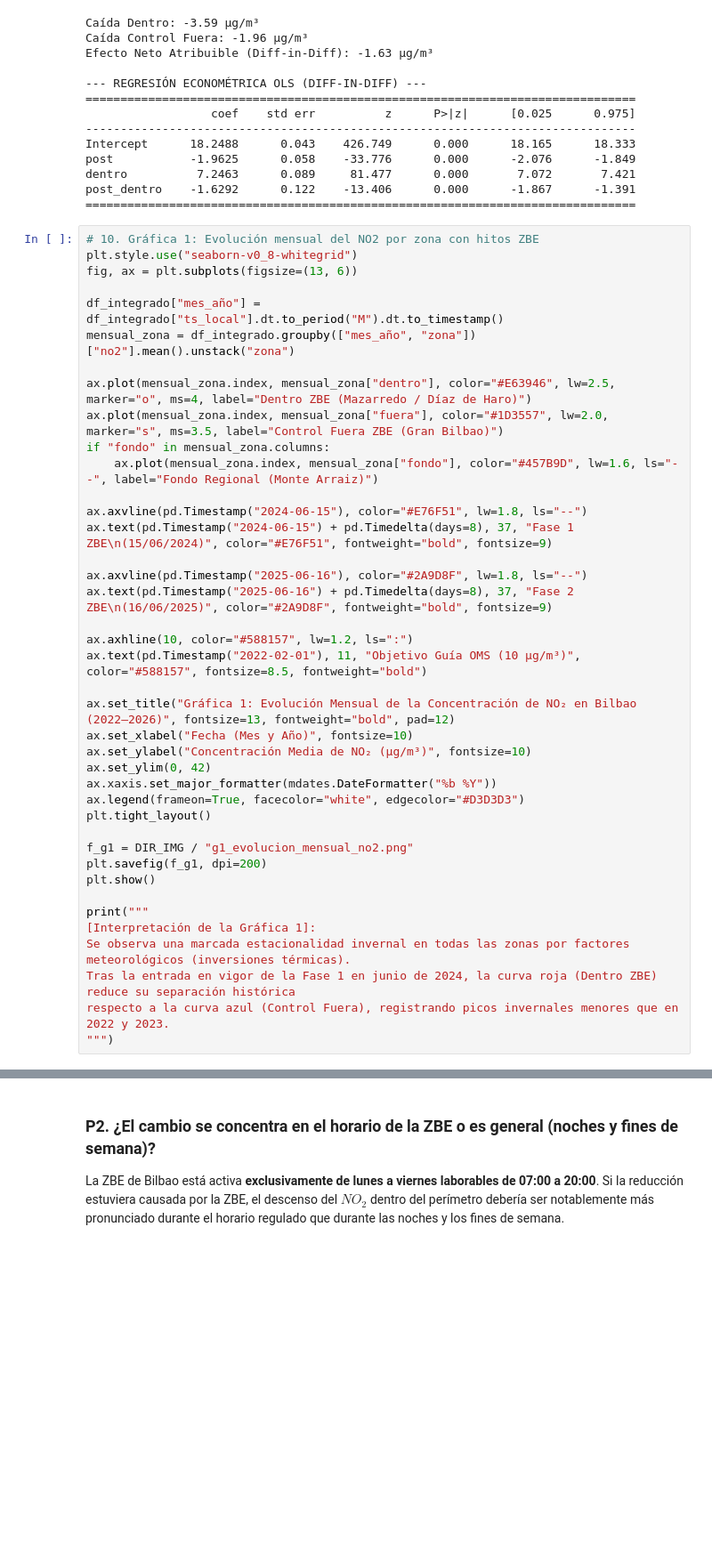
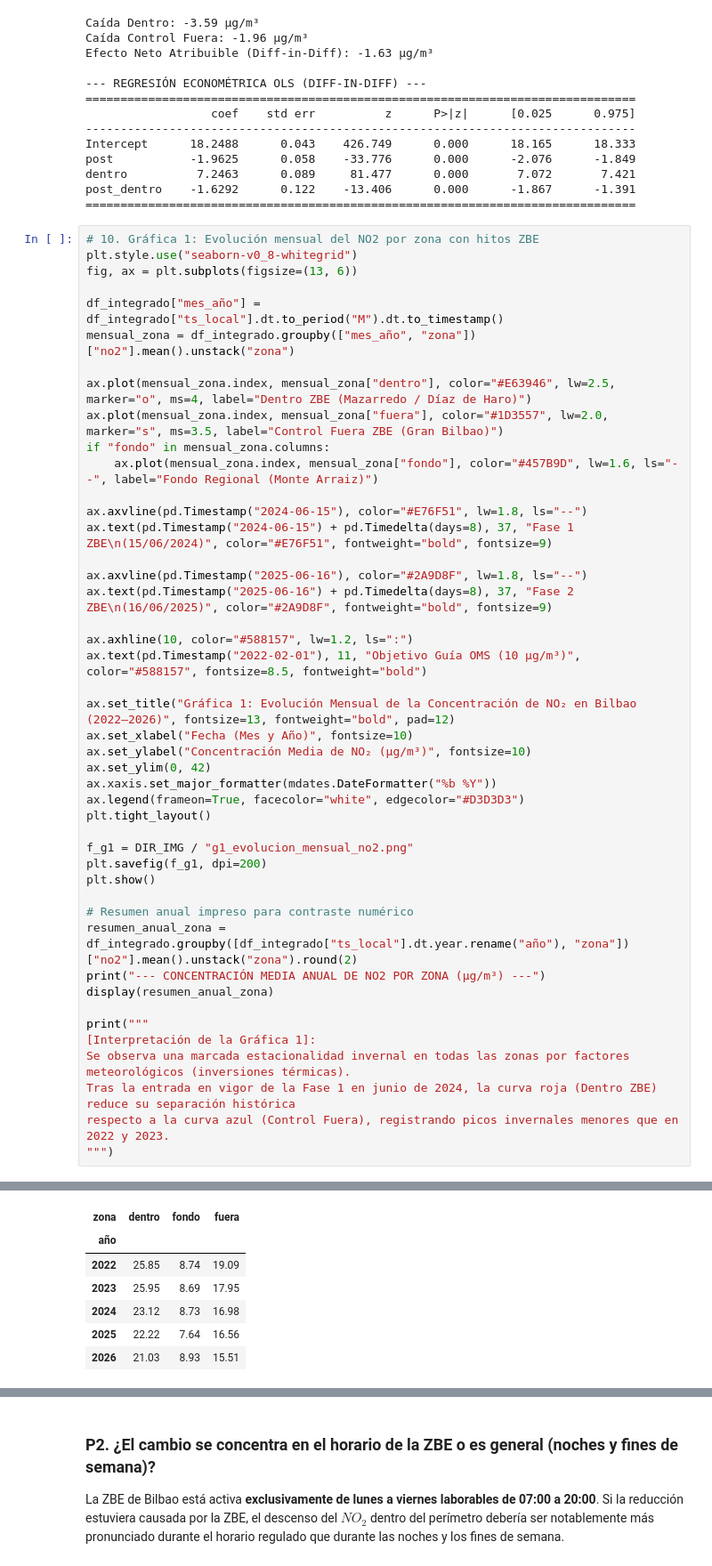
Before and after one commit to ai-somorrostro/haizelab, a Jupyter notebook: notebooks/zbe_bilbao.ipynb, the cells around one changed output, grey strips where cells are left out. Shown at 89% size. Saved outputs shown, nothing was run; the diff lists cells and outputs as text; blank space fills up the shorter version.

```diff
--- a/notebooks/zbe_bilbao.ipynb
+++ b/notebooks/zbe_bilbao.ipynb
@@ -448,6 +448,11 @@ f_g1 = DIR_IMG / "g1_evolucion_mensual_no2.png"
 plt.savefig(f_g1, dpi=200)
 plt.show()
 
+# Resumen anual impreso para contraste numérico
+resumen_anual_zona = df_integrado.groupby([df_integrado["ts_local"].dt.year.rename("año"), "zona"])["no2"].mean().unstack("zona").round(2)
+print("--- CONCENTRACIÓN MEDIA ANUAL DE NO2 POR ZONA (µg/m³) ---")
+display(resumen_anual_zona)
+
 print("""
 [Interpretación de la Gráfica 1]:
 Se observa una marcada estacionalidad invernal en todas las zonas por factores meteorológicos (inversiones térmicas).
@@ -462,0 +465,7 @@ respecto a la curva azul (Control Fuera), registrando picos invernales menores q
+| zona | dentro | fondo | fuera |
+| año |  |  |  |
+| 2022 | 25.85 | 8.74 | 19.09 |
+| 2023 | 25.95 | 8.69 | 17.95 |
+| 2024 | 23.12 | 8.73 | 16.98 |
+| 2025 | 22.22 | 7.64 | 16.56 |
+| 2026 | 21.03 | 8.93 | 15.51 |
```
Also changed, not shown: parts of 9 cells of this notebook, 11 other files.
